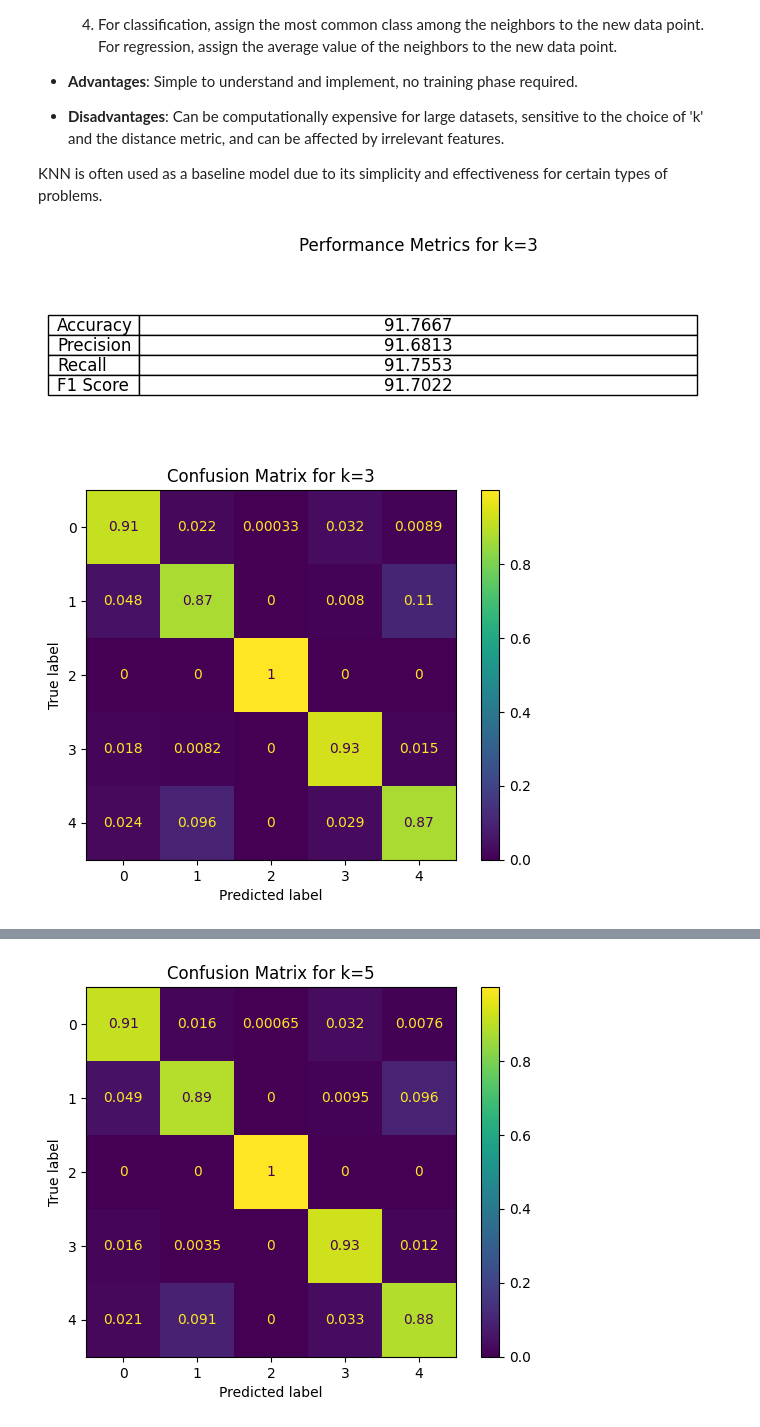
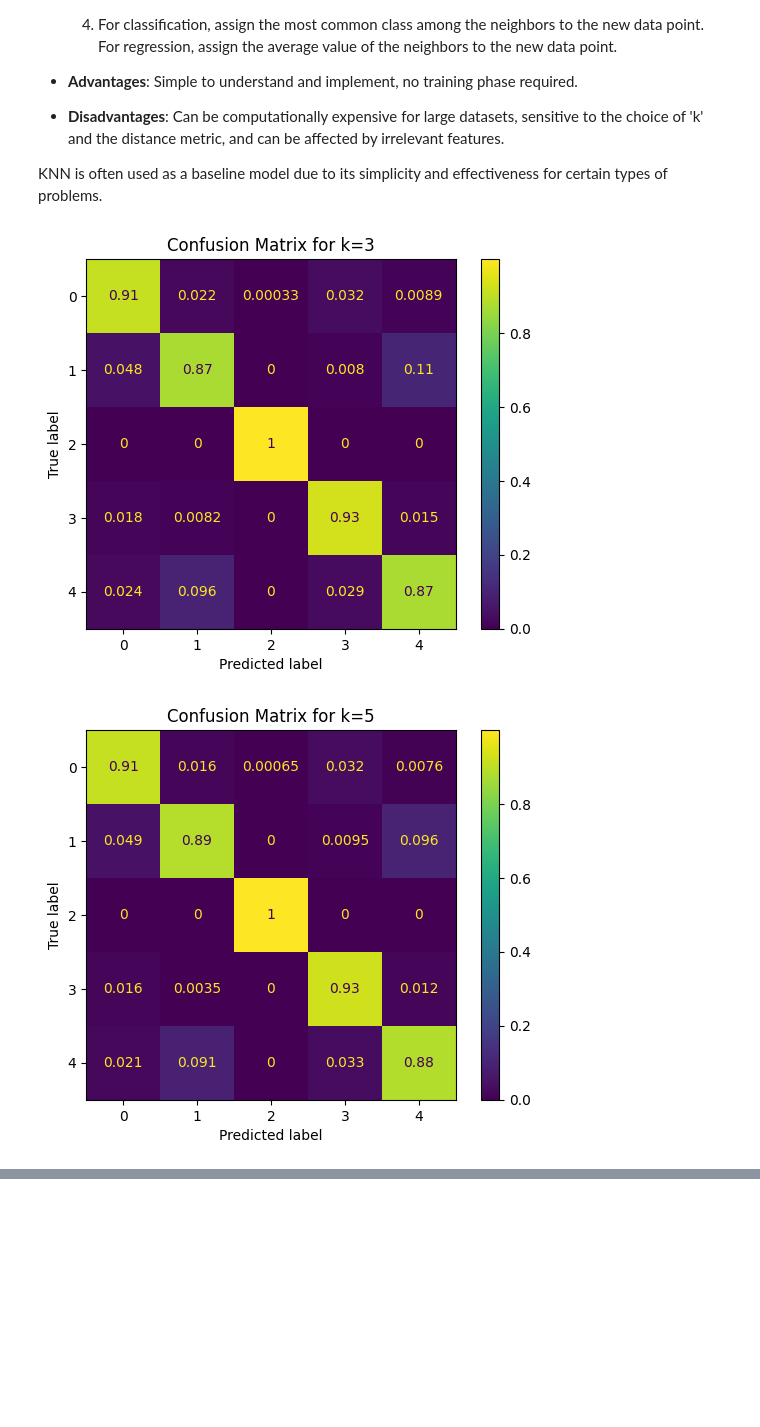
Before and after one commit to Yusufpek/BBM409, a Jupyter notebook: assignment1.ipynb, the cells around one changed output, grey strips where cells are left out. Saved outputs shown, nothing was run; the diff lists cells and outputs as text; code cells hidden in the pictures; blank space fills up the shorter version.

```diff
--- a/assignment1.ipynb
+++ b/assignment1.ipynb
@@ -44,51 +43,42 @@ def knn_classifier(k):
     # Create a pipeline with an imputer and the kNN classifier
     pipeline = Pipeline([
         ('imputer', SimpleImputer(strategy='mean')),
         ('knn', KNeighborsClassifier(n_neighbors=k))
     ])
 
     # Train the classifier
     pipeline.fit(X_train, y_train)
 
     # Make predictions
     y_pred = pipeline.predict(X_test)
 
     # Calculate metrics
     accuracy = accuracy_score(y_test, y_pred, normalize=True)
     precision = precision_score(y_test, y_pred, average='macro')
     recall = recall_score(y_test, y_pred, average='macro')
     f1_score_value = f1_score(y_test, y_pred, average='macro')
 
-    # Create a table with metrics
-    metrics = ['Accuracy', 'Precision', 'Recall', 'F1 Score']
-    values = [round(accuracy * 100, 4), round(precision * 100, 4), round(recall * 100, 4), round(f1_score_value * 100, 4)]
-    fig, ax = plt.subplots(figsize=(6, 2))  # Adjust the figsize to fit the table and title
-    ax.axis('tight')
-    ax.axis('off')
-    table = ax.table(cellText=[[v] for v in values], rowLabels=metrics, cellLoc='center', loc='center')
-    table.auto_set_font_size(False)
-    table.set_fontsize(12)
-    table.scale(1.2, 1.2)
-    plt.title(f'Performance Metrics for k={k}', pad=20)
-    plt.show()
-
     # Confusion matrix
     matrix = confusion_matrix(y_test, y_pred, normalize="pred")
     disp = ConfusionMatrixDisplay(confusion_matrix=matrix)
     # Plot it with title
     disp.plot()
     plt.title(f'Confusion Matrix for k={k}')
     # Show it
     plt.show()
 
-# Test the classifier with k=3
-knn_classifier(3)
+    # Create a table with metrics
+    values = [round(accuracy * 100, 4), round(precision * 100, 4), round(recall * 100, 4), round(f1_score_value * 100, 4)]
+    return values
 
-# Test the classifier with k=5
-knn_classifier(5)
 
-# Test the classifier with k=7
-knn_classifier(7)
+metrics = ['Accuracy (%)', 'Precision (%)', 'Recall (%)', 'F1 Score (%)']
+k_values = [3, 5, 7]
+table_cells = []
+# run with k=3, k=5, k=7
+for k in k_values:
+    values = knn_classifier(k)
+    table_cells.append(values)
 # %% [output]
-[figure, old version]
+[figure, new version]
-[figure, old version]
+[figure, new version]
@@ -96 +85,0 @@ knn_classifier(7)
-[figure, removed]
```
Also changed, not shown: parts of 4 cells of this notebook.
